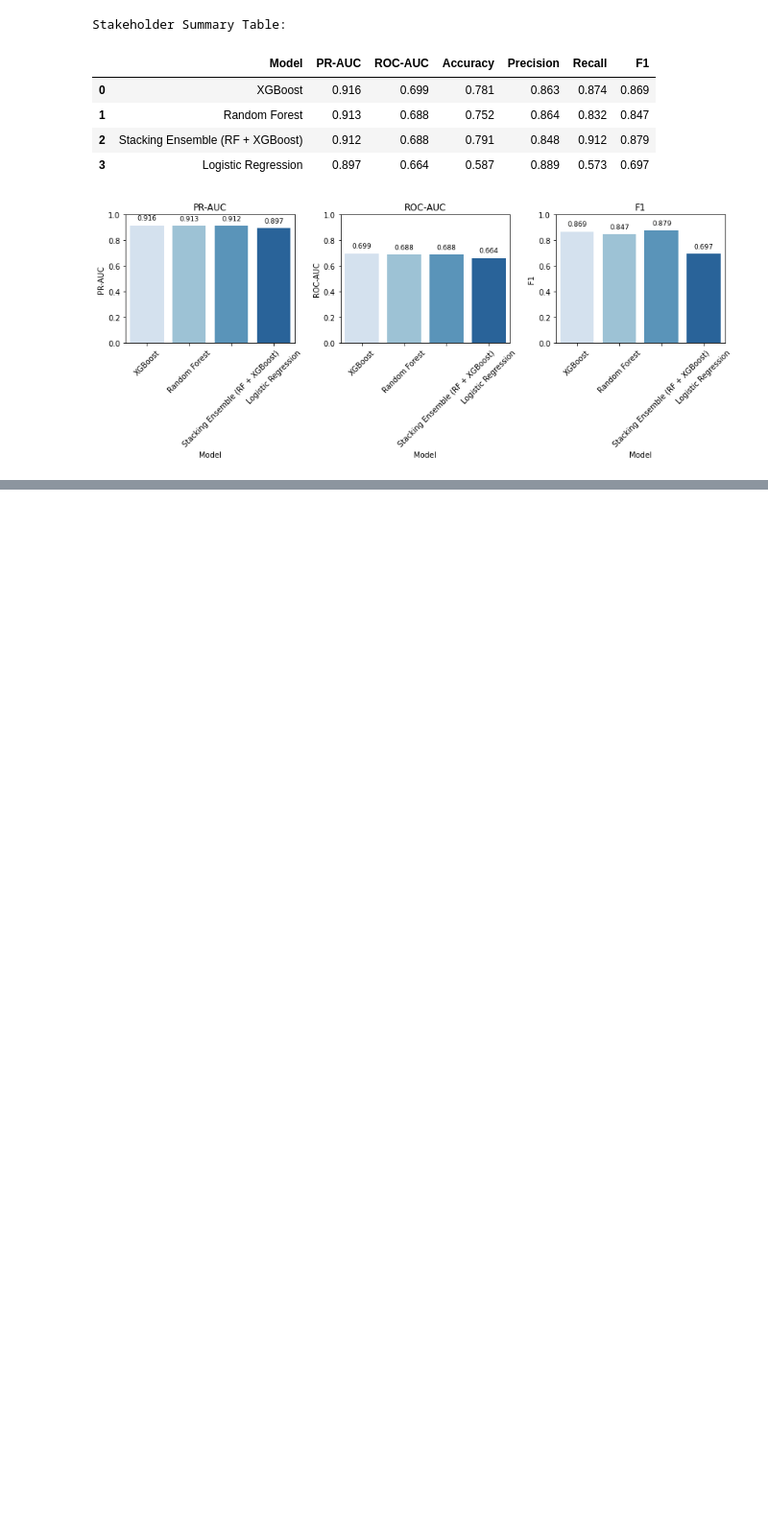
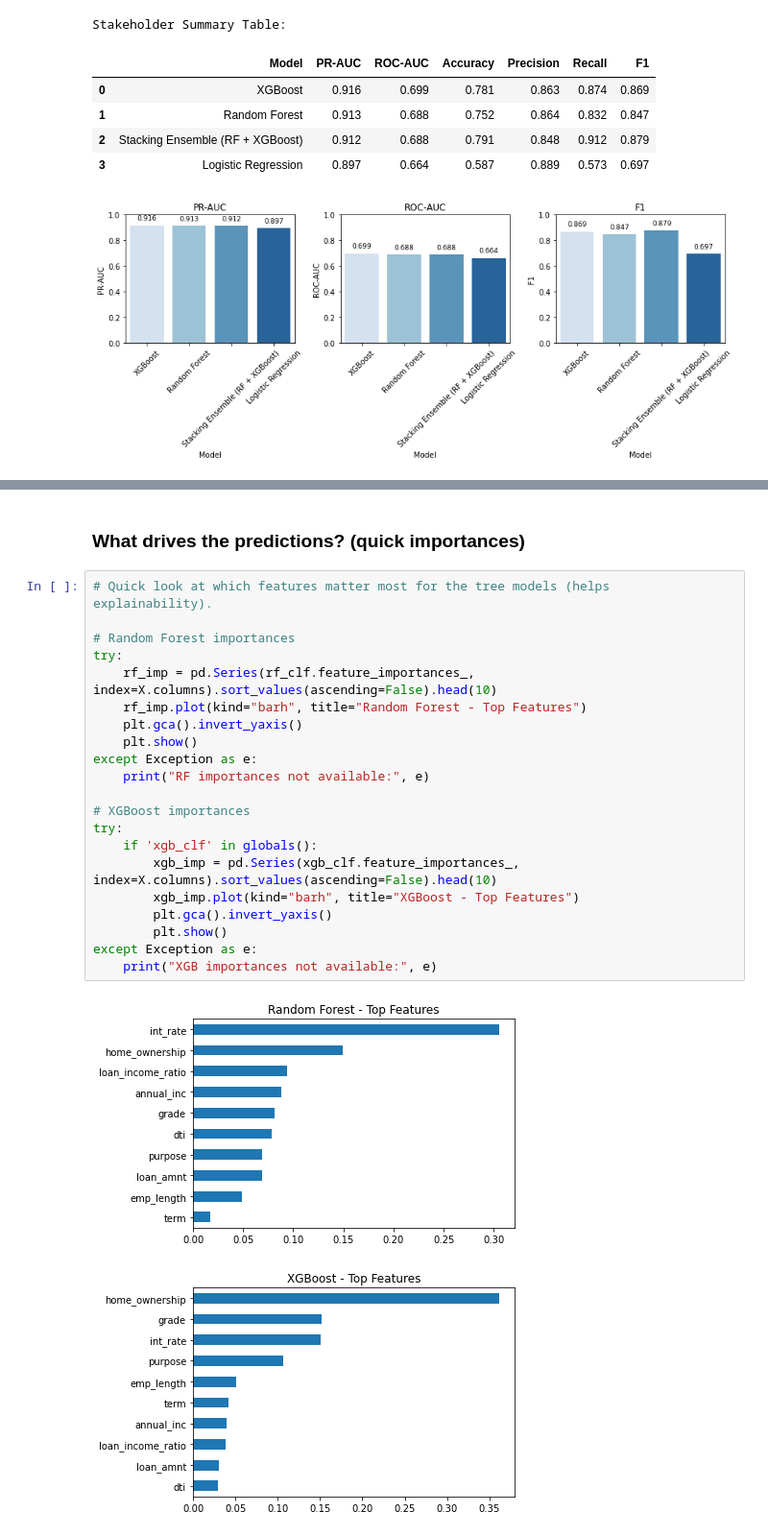
Before and after one commit to KweyuV/Digitizing-Loan-Approvals-for-Financial-Inclusion, a Jupyter notebook: Loan_approval_final.ipynb, the cells around one changed output, grey strips where cells are left out. Shown at 96% size. Drawn from its saved outputs; the diff is of its cells as text; blank space fills up the shorter version.

```diff
--- a/Loan_approval_final.ipynb
+++ b/Loan_approval_final.ipynb
@@ -850,0 +905,26 @@ Stakeholder Summary Table:
+# %% [markdown]
+### What drives the predictions? (quick importances)
+# %%
+# Quick look at which features matter most for the tree models (helps explainability).
+
+# Random Forest importances
+try:
+    rf_imp = pd.Series(rf_clf.feature_importances_, index=X.columns).sort_values(ascending=False).head(10)
+    rf_imp.plot(kind="barh", title="Random Forest - Top Features")
+    plt.gca().invert_yaxis()
+    plt.show()
+except Exception as e:
+    print("RF importances not available:", e)
+
+# XGBoost importances
+try:
+    if 'xgb_clf' in globals():
+        xgb_imp = pd.Series(xgb_clf.feature_importances_, index=X.columns).sort_values(ascending=False).head(10)
+        xgb_imp.plot(kind="barh", title="XGBoost - Top Features")
+        plt.gca().invert_yaxis()
+        plt.show()
+except Exception as e:
+    print("XGB importances not available:", e)
+# %% [output]
+[figure, added]
+[figure, added]
```
Also changed, not shown: parts of 4 cells of this notebook.
